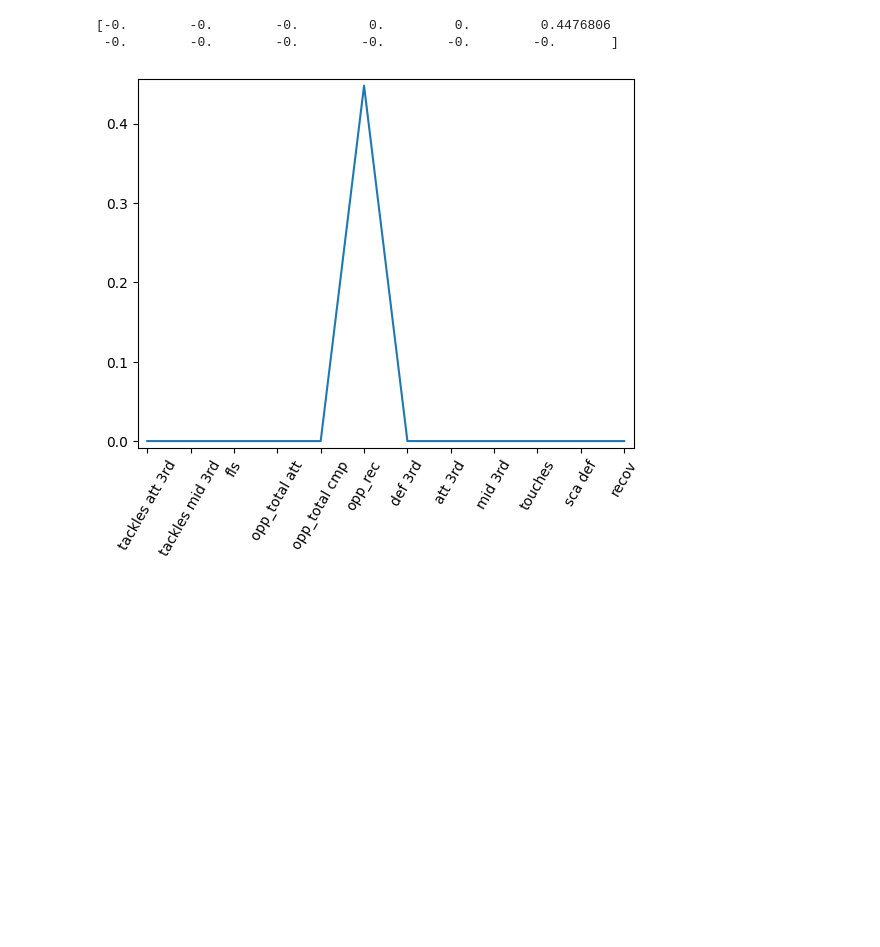
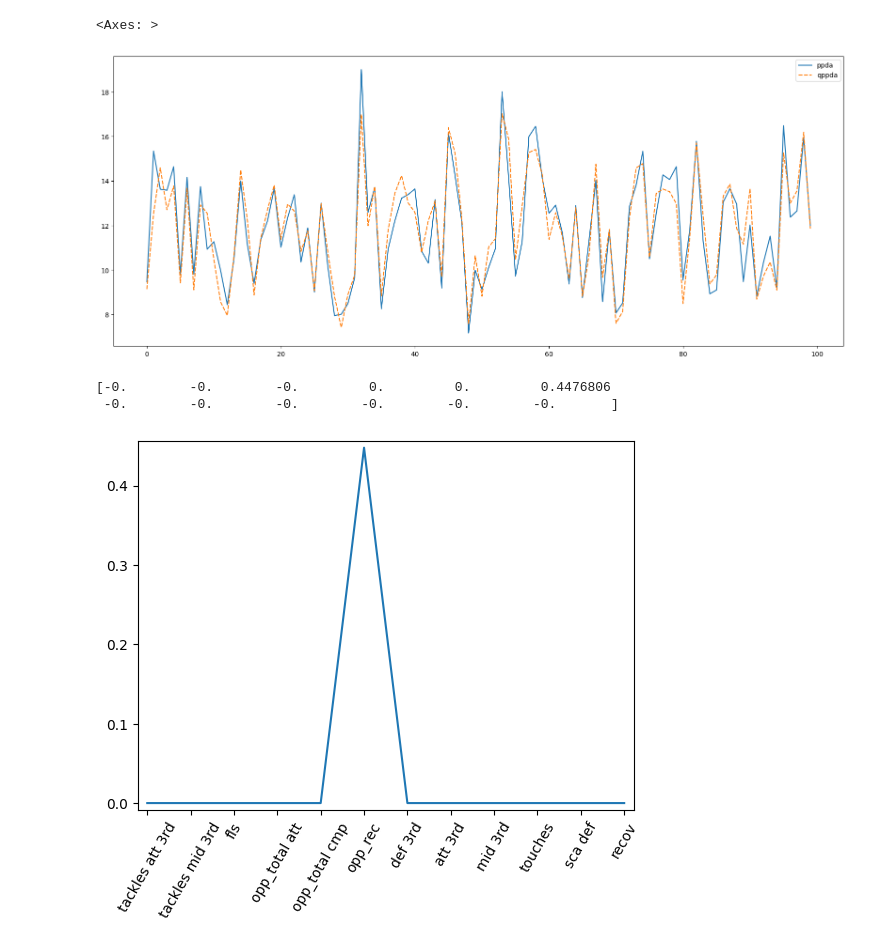
Before and after one commit to krawczyk071/predictor, a Jupyter notebook: play_styles/reg2.ipynb, the cells around one changed output. Cells and saved outputs as stored; diff of their text form; code cells hidden in the pictures; blank space fills up the shorter version.

```diff
--- a/play_styles/reg2.ipynb
+++ b/play_styles/reg2.ipynb
@@ -158,0 +198,9 @@ importants(cols,reg.coef_[0])
+# %%
+xx=teams[possible4].values
+pred_col = reg.predict(xx)
+# %%
+teams['yppda']=y
+teams['qppda']=pred_col
+teams['qppdac']=8.1402+teams['tackles att 3rd']*-0.020121+teams['tackles mid 3rd']*-0.013577+teams['opp_rec']*0.004508+teams['opp_total cmp']*-0.002475+teams['opp_total att']*-0.001121
+
+teams[['ppda','qppda','yppda','qppdac']]
@@ -159,3 +221,12 @@ importants(cols,reg.coef_[0])
+# %%
+import seaborn as sns
+# import matplotlib.pyplot as plt
+data = teams[['ppda','qppda']].reset_index(drop=1)
+fig = plt.subplots(figsize=(20, 8))
+sns.lineplot(data=data,estimator=None)
+# %% [output]
+<Axes: >
+[figure, added]
 # %%
 #LASSO
 
```
Also changed, not shown: parts of 11 cells of this notebook.
